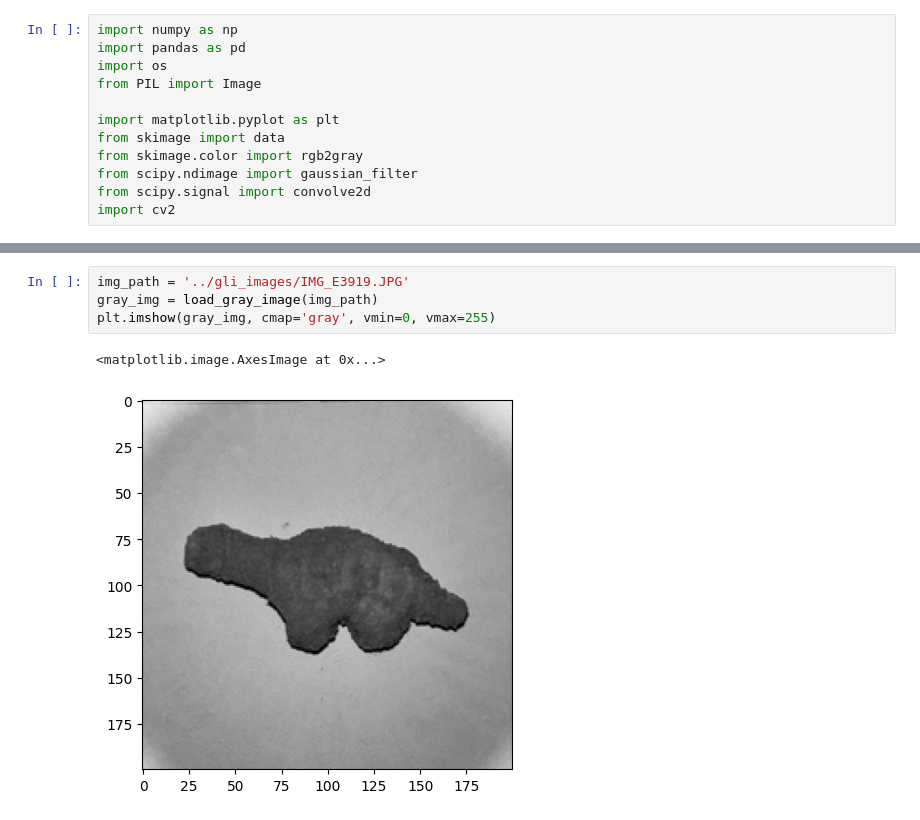
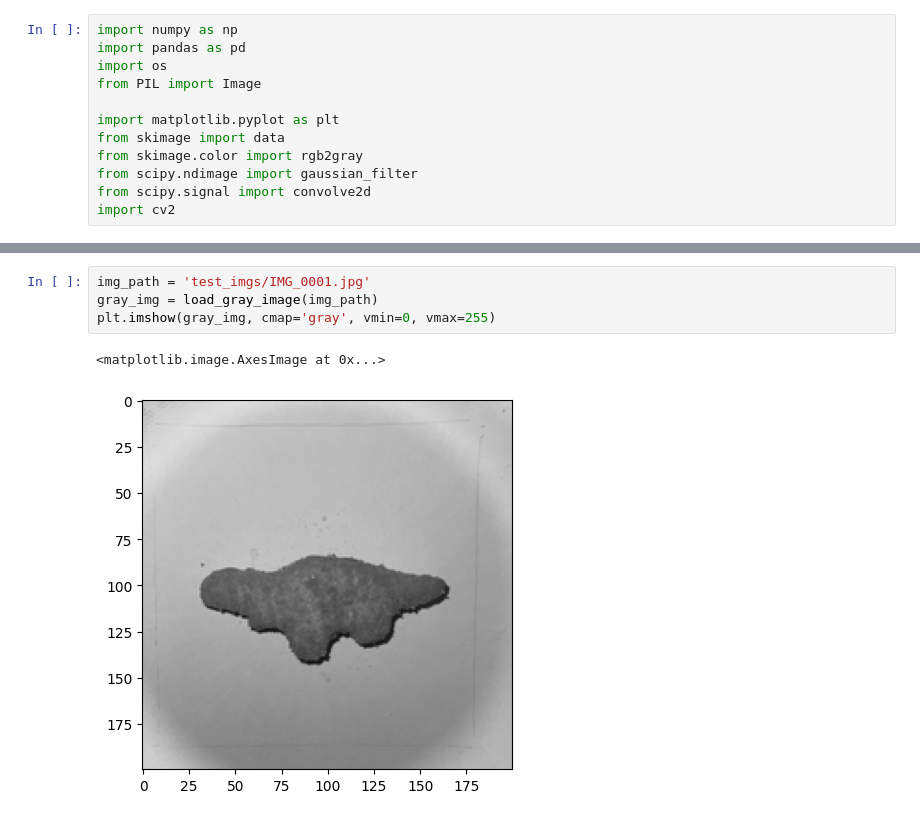
Before and after one commit to GarveyJLi/Dino-Nuggetology, a Jupyter notebook: edge_det_testing/edge_det.ipynb, the cells around one changed output, grey strips where cells are left out. Drawn from its saved outputs; the diff is of its cells as text.

```diff
--- a/edge_det_testing/edge_det.ipynb
+++ b/edge_det_testing/edge_det.ipynb
@@ -85,12 +85,12 @@ def edge_detection(img):
 
   return gmag, ang, gmag_nms
 # %%
-img_path = '../gli_images/IMG_E3919.JPG'
+img_path = 'test_imgs/IMG_0001.jpg'
 gray_img = load_gray_image(img_path)
 plt.imshow(gray_img, cmap='gray', vmin=0, vmax=255)
 # %% [output]
 <matplotlib.image.AxesImage at 0x...>
-[figure, old version]
+[figure, new version]
 # %%
 # Function for constructing gaussian lowpass filter in frequency domain
 def gaussian_lpf_generator(var, P, Q):
```
Also changed, not shown: parts of 5 cells of this notebook, 10 other files.
